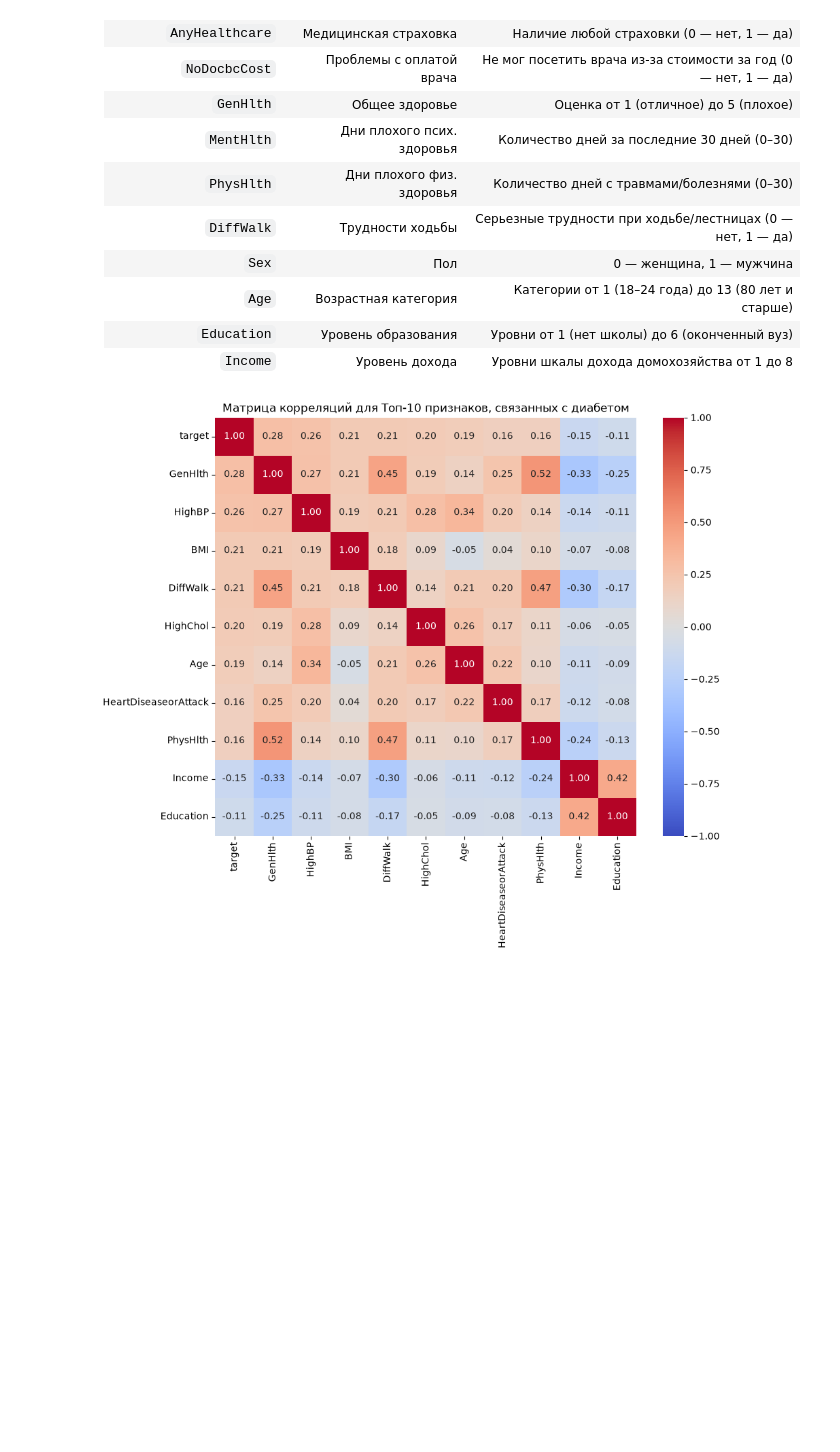
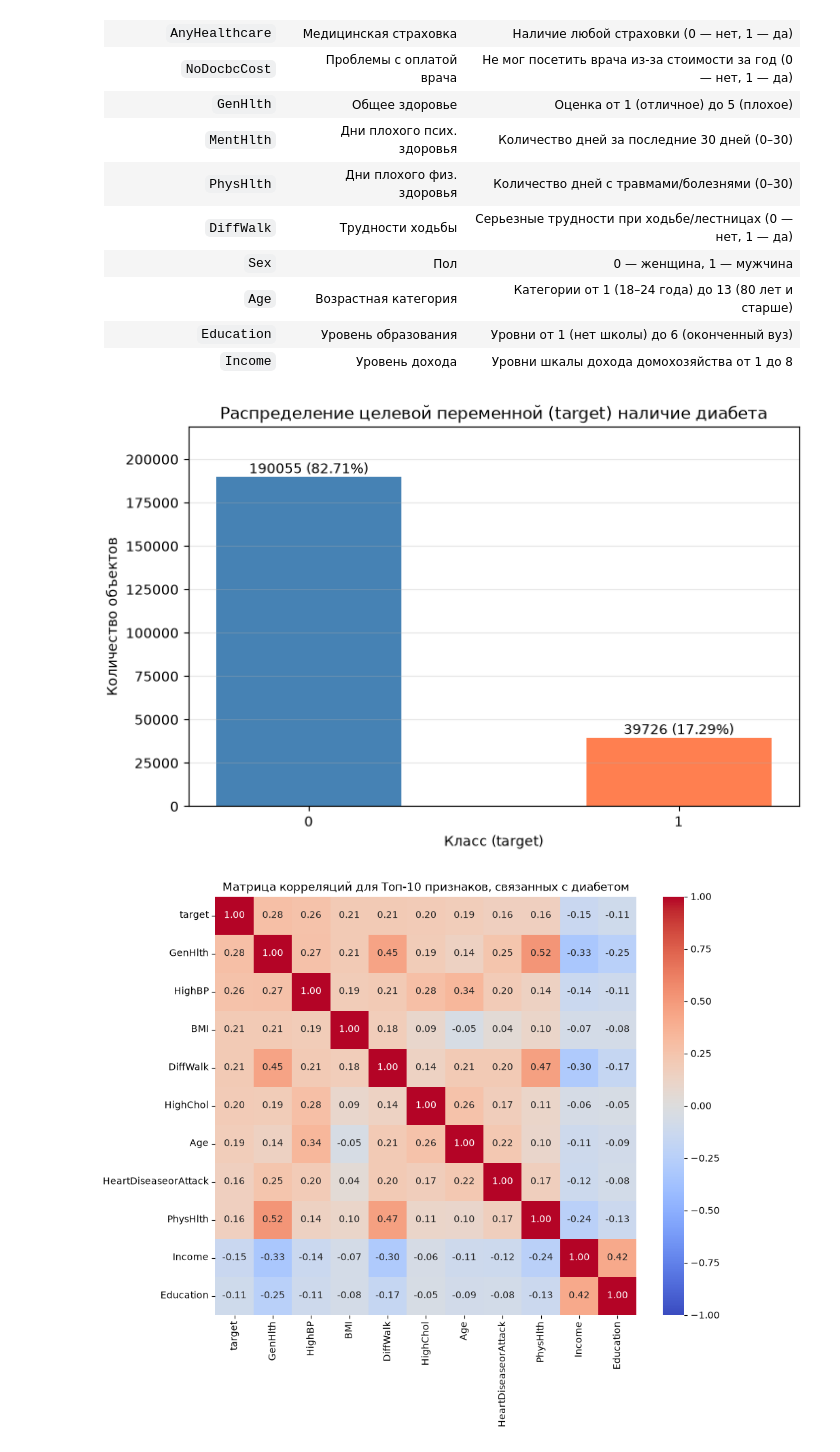
Before and after one commit to sergeydorof/neural_networks_labs, a Jupyter notebook: lab1/Lab1_NN_edited_task1.ipynb, the cells around one changed output. Drawn from its saved outputs; the diff is of its cells as text; code cells hidden in the pictures; blank space fills up the shorter version.

```diff
--- a/lab1/Lab1_NN_edited_task1.ipynb
+++ b/lab1/Lab1_NN_edited_task1.ipynb
@@ -247,6 +258,34 @@ class_weight: {0: 0.605, 1: 2.892}
 | `Age` | Возрастная категория | Категории от 1 (18–24 года) до 13 (80 лет и старше) |
 | `Education` | Уровень образования | Уровни от 1 (нет школы) до 6 (оконченный вуз) |
 | `Income` | Уровень дохода | Уровни шкалы дохода домохозяйства от 1 до 8 |
+# %%
+plt.figure(figsize=(8, 5))
+
+bars = plt.bar(
+    target_df.index.astype(str),
+    target_df["Количество"],
+    color=["steelblue", "coral"],
+    width=0.5
+)
+
+# Добавление количества и процентов над столбцами
+for bar, count, percent in zip(bars, counts, percentages):
+    plt.text(
+        bar.get_x() + bar.get_width() / 2,
+        bar.get_height(),
+        f"{count} ({percent:.2f}%)",
+        ha="center",
+        va="bottom"
+    )
+
+plt.title("Распределение целевой переменной (target) наличие диабета")
+plt.xlabel("Класс (target)")
+plt.ylabel("Количество объектов")
+plt.ylim(0, counts.max() * 1.15)
+plt.grid(axis="y", alpha=0.3)
+plt.show()
+# %% [output]
+[figure, added]
 # %%
 train_df = Xtr_df.copy()
 train_df['target'] = ytr_b
```
Also changed, not shown: parts of 2 cells of this notebook, 5 other files.
